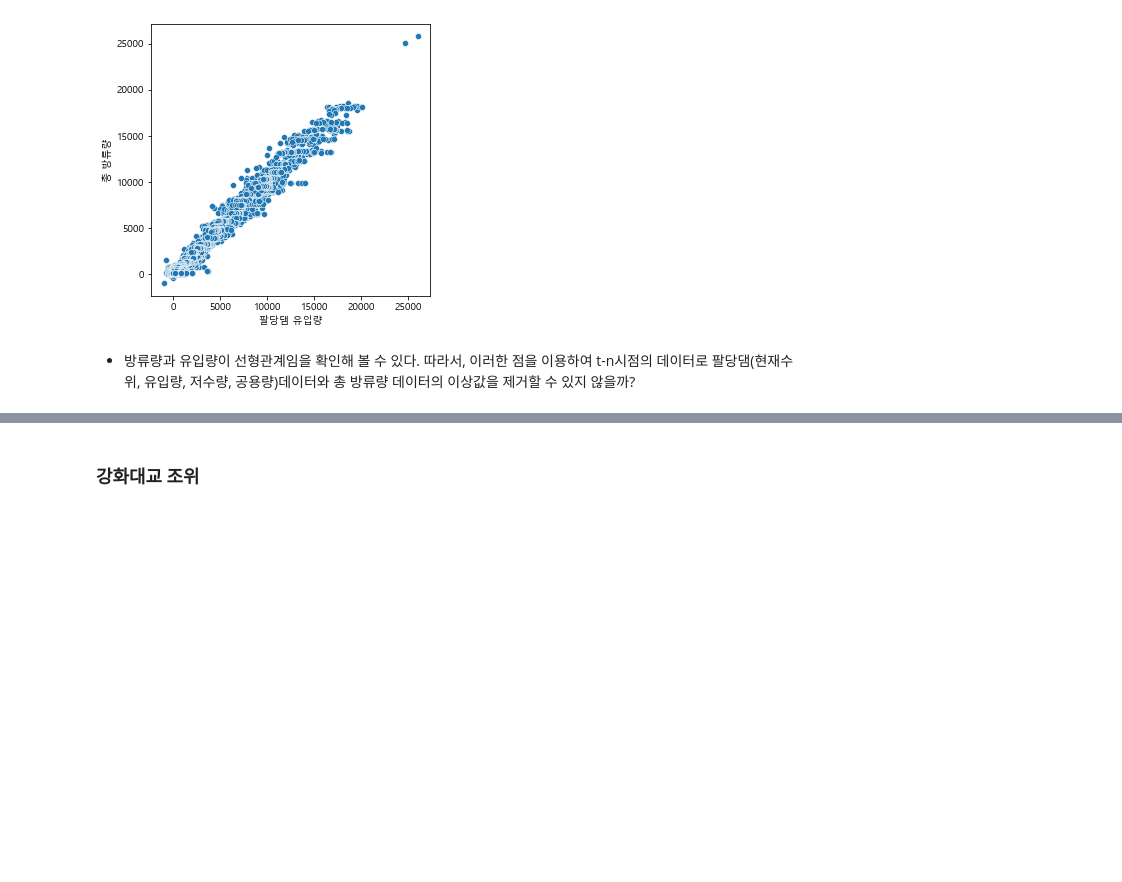
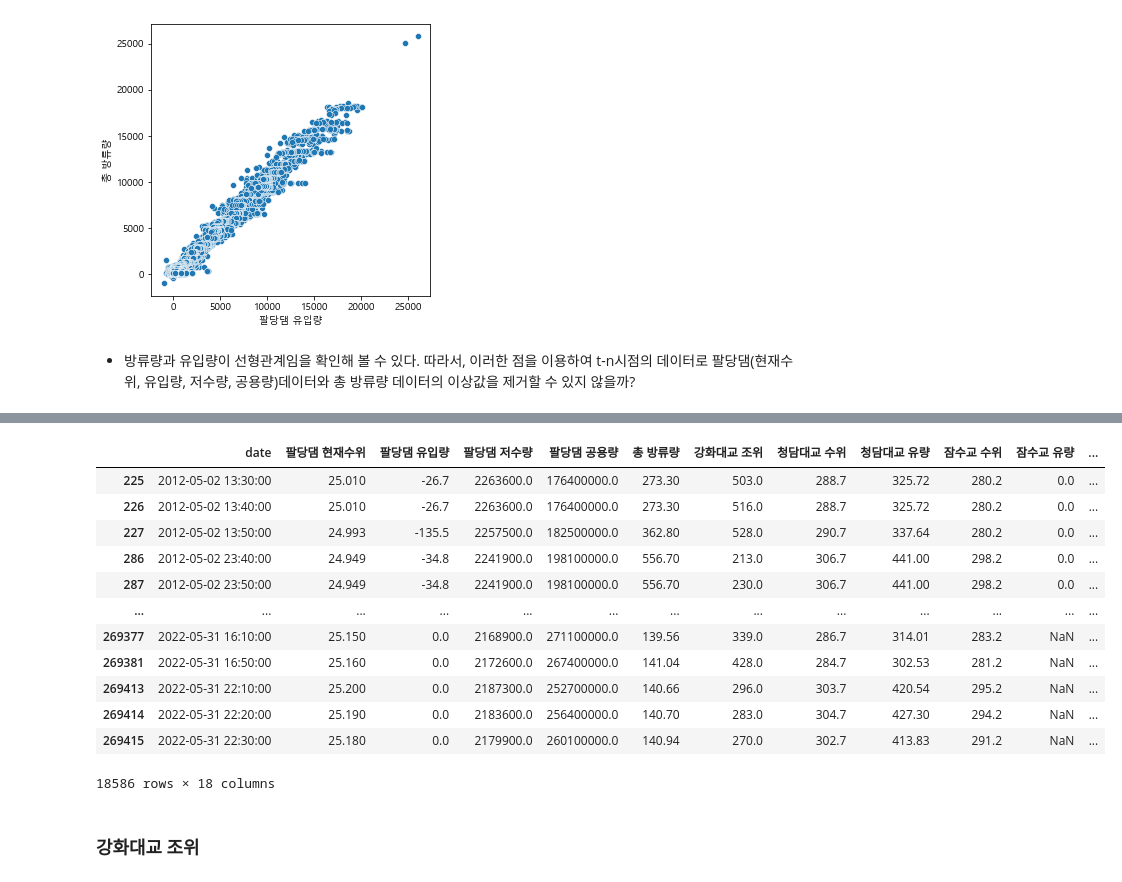
Before and after one commit to ljs7463/Dacon-HanRiverForecasting, a Jupyter notebook: 임정석/analysis.ipynb, the cells around one changed output, grey strips where cells are left out. Drawn from its saved outputs; the diff is of its cells as text; code cells hidden in the pictures; blank space fills up the shorter version.

```diff
--- a/임정석/analysis.ipynb
+++ b/임정석/analysis.ipynb
@@ -263,3 +321,19 @@ list(train[train['팔당댐 현재수위'].isna()]['date'])
+# %%
+train[train['팔당댐 유입량']<=0]
+# %% [output]
+|  | date | 팔당댐 현재수위 | 팔당댐 유입량 | 팔당댐 저수량 | 팔당댐 공용량 | 총 방류량 | 강화대교 조위 | 청담대교 수위 | 청담대교 유량 | 잠수교 수위 | 잠수교 유량 | ... |
+| 225 | 2012-05-02 13:30:00 | 25.010 | -26.7 | 2263600.0 | 176400000.0 | 273.30 | 503.0 | 288.7 | 325.72 | 280.2 | 0.0 | ... |
+| 226 | 2012-05-02 13:40:00 | 25.010 | -26.7 | 2263600.0 | 176400000.0 | 273.30 | 516.0 | 288.7 | 325.72 | 280.2 | 0.0 | ... |
+| 227 | 2012-05-02 13:50:00 | 24.993 | -135.5 | 2257500.0 | 182500000.0 | 362.80 | 528.0 | 290.7 | 337.64 | 280.2 | 0.0 | ... |
+| 286 | 2012-05-02 23:40:00 | 24.949 | -34.8 | 2241900.0 | 198100000.0 | 556.70 | 213.0 | 306.7 | 441.00 | 298.2 | 0.0 | ... |
+| 287 | 2012-05-02 23:50:00 | 24.949 | -34.8 | 2241900.0 | 198100000.0 | 556.70 | 230.0 | 306.7 | 441.00 | 298.2 | 0.0 | ... |
+| ... | ... | ... | ... | ... | ... | ... | ... | ... | ... | ... | ... | ... |
+| 269377 | 2022-05-31 16:10:00 | 25.150 | 0.0 | 2168900.0 | 271100000.0 | 139.56 | 339.0 | 286.7 | 314.01 | 283.2 | NaN | ... |
+| 269381 | 2022-05-31 16:50:00 | 25.160 | 0.0 | 2172600.0 | 267400000.0 | 141.04 | 428.0 | 284.7 | 302.53 | 281.2 | NaN | ... |
+| 269413 | 2022-05-31 22:10:00 | 25.200 | 0.0 | 2187300.0 | 252700000.0 | 140.66 | 296.0 | 303.7 | 420.54 | 295.2 | NaN | ... |
+| 269414 | 2022-05-31 22:20:00 | 25.190 | 0.0 | 2183600.0 | 256400000.0 | 140.70 | 283.0 | 304.7 | 427.30 | 294.2 | NaN | ... |
+| 269415 | 2022-05-31 22:30:00 | 25.180 | 0.0 | 2179900.0 | 260100000.0 | 140.94 | 270.0 | 302.7 | 413.83 | 291.2 | NaN | ... |
+18586 rows × 18 columns
 # %% [markdown]
 ### 강화대교 조위
 # %%
```
Also changed, not shown: parts of 7 cells of this notebook.
